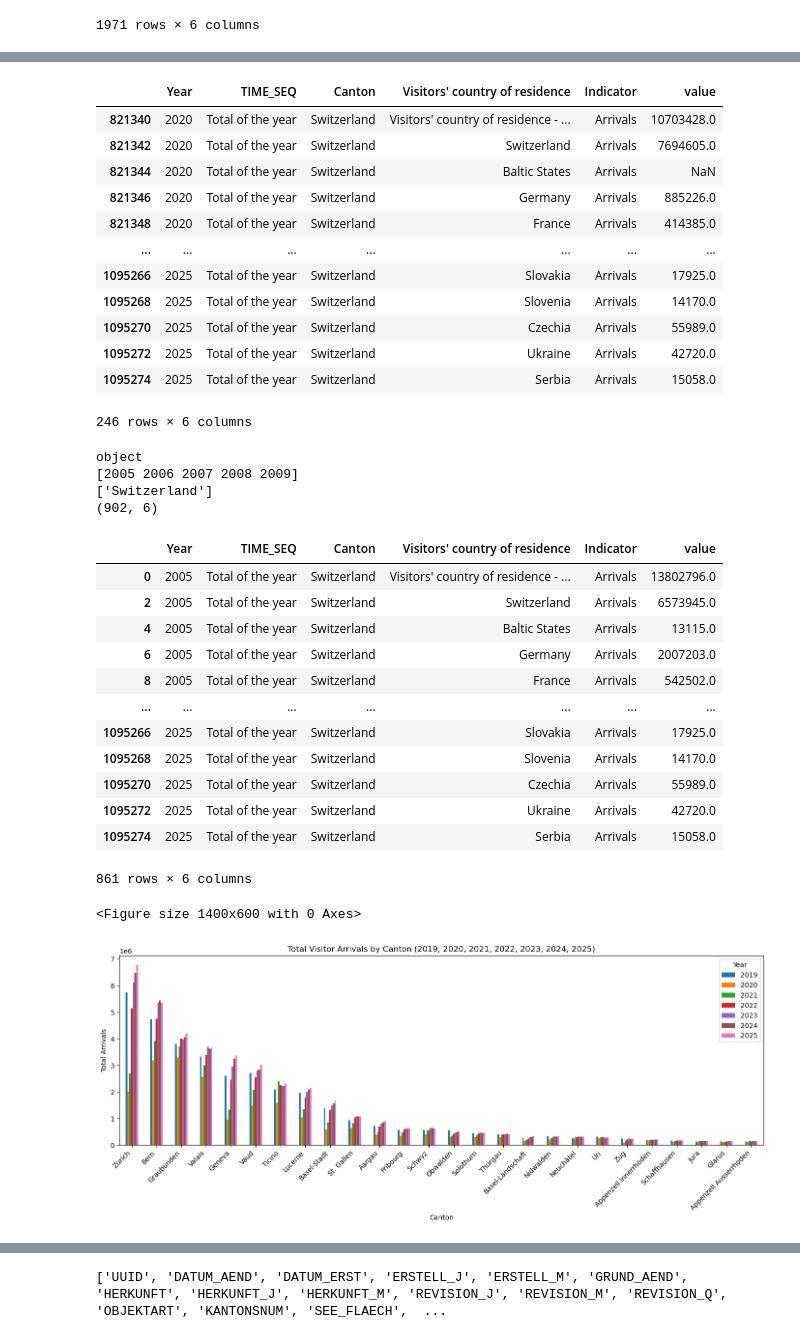
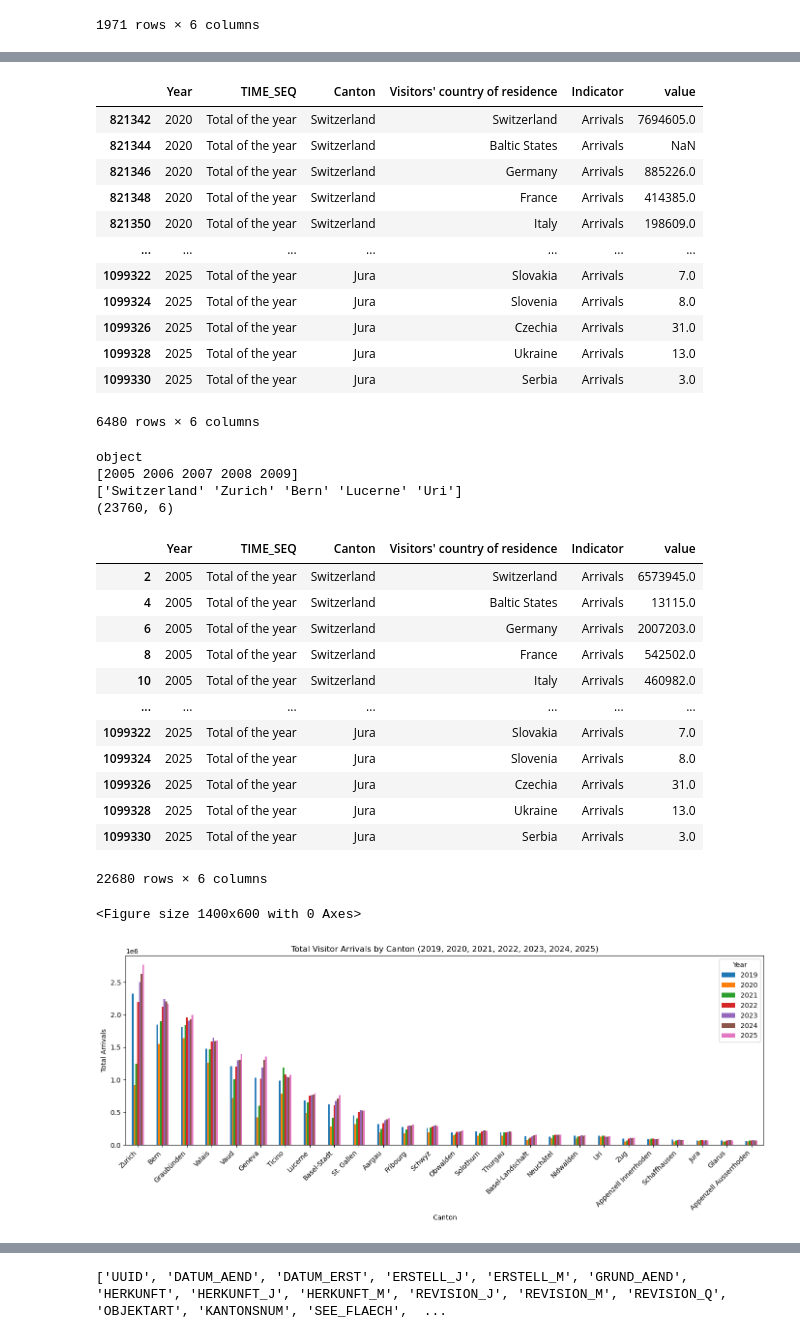
Before and after one commit to com-480-data-visualization/EUFLOW, a Jupyter notebook: Further_Analysis_Switzerland.ipynb, the cells around one changed output, grey strips where cells are left out. Drawn from its saved outputs; the diff is of its cells as text; code cells hidden in the pictures.

Commit message:
update Switzerland

```diff
--- a/Further_Analysis_Switzerland.ipynb
+++ b/Further_Analysis_Switzerland.ipynb
@@ -130,7 +130,7 @@ len(eu_to_ch_df["Visitors' country of residence"].unique())
 # %% [output]
 37
 # %%
-extra = ['Baltic States', 'Serbia and Montenegro', 'Other European countries', "Visitors' country of residence - total"]
+extra = ['Baltic States', 'Serbia and Montenegro', 'Other European countries']
 eu_to_ch_df = dataset[dataset["Visitors' country of residence"].isin(eu_countries + extra)]
 len(eu_to_ch_df["Visitors' country of residence"].unique())
 # %% [output]
@@ -188,7 +215,7 @@ data_df[(data_df["Year"]=="2025") & (data_df["TIME_SEQ"]=="Total of the year") &
 # %%
 # filter data for European residents traveling to Switzerland
 # annual data
-eu_to_ch_filtered_df = eu_to_ch_df[(eu_to_ch_df["TIME_SEQ"]=="Total of the year") & (eu_to_ch_df["Indicator"]=="Arrivals") & (eu_to_ch_df["Canton"]=="Switzerland")]
+eu_to_ch_filtered_df = eu_to_ch_df[(eu_to_ch_df["TIME_SEQ"]=="Total of the year") & (eu_to_ch_df["Indicator"]=="Arrivals")]
 
 eu_to_ch_filtered_df.head(20)
 # %% [output]
@@ -220,18 +247,18 @@ eu_to_ch_arrival_2020_2026 = eu_to_ch_filtered_df[(eu_to_ch_filtered_df["Year"]
 eu_to_ch_arrival_2020_2026
 # %% [output]
 |  | Year | TIME_SEQ | Canton | Visitors' country of residence | Indicator | value |
-| 821340 | 2020 | Total of the year | Switzerland | Visitors' country of residence - ... | Arrivals | 10703428.0 |
 | 821342 | 2020 | Total of the year | Switzerland | Switzerland | Arrivals | 7694605.0 |
 | 821344 | 2020 | Total of the year | Switzerland | Baltic States | Arrivals | NaN |
 | 821346 | 2020 | Total of the year | Switzerland | Germany | Arrivals | 885226.0 |
 | 821348 | 2020 | Total of the year | Switzerland | France | Arrivals | 414385.0 |
+| 821350 | 2020 | Total of the year | Switzerland | Italy | Arrivals | 198609.0 |
 | ... | ... | ... | ... | ... | ... | ... |
-| 1095266 | 2025 | Total of the year | Switzerland | Slovakia | Arrivals | 17925.0 |
-| 1095268 | 2025 | Total of the year | Switzerland | Slovenia | Arrivals | 14170.0 |
-| 1095270 | 2025 | Total of the year | Switzerland | Czechia | Arrivals | 55989.0 |
-| 1095272 | 2025 | Total of the year | Switzerland | Ukraine | Arrivals | 42720.0 |
-| 1095274 | 2025 | Total of the year | Switzerland | Serbia | Arrivals | 15058.0 |
+| 1099322 | 2025 | Total of the year | Jura | Slovakia | Arrivals | 7.0 |
+| 1099324 | 2025 | Total of the year | Jura | Slovenia | Arrivals | 8.0 |
+| 1099326 | 2025 | Total of the year | Jura | Czechia | Arrivals | 31.0 |
+| 1099328 | 2025 | Total of the year | Jura | Ukraine | Arrivals | 13.0 |
+| 1099330 | 2025 | Total of the year | Jura | Serbia | Arrivals | 3.0 |
-246 rows × 6 columns
+6480 rows × 6 columns
 # %%
 print(eu_to_ch_filtered_df["Year"].dtype)
 print(eu_to_ch_filtered_df["Year"].unique()[:5])
@@ -240,25 +267,25 @@ print(eu_to_ch_filtered_df.shape)
 # %% [output]
 object
 [2005 2006 2007 2008 2009]
-['Switzerland']
-(902, 6)
+['Switzerland' 'Zurich' 'Bern' 'Lucerne' 'Uri']
+(23760, 6)
 # %%
 eu_to_ch_filtered_df_to_2025 = eu_to_ch_filtered_df[(eu_to_ch_filtered_df["Year"] >= 2005) & (eu_to_ch_filtered_df["Year"] <= 2025)]
 eu_to_ch_filtered_df_to_2025
 # %% [output]
 |  | Year | TIME_SEQ | Canton | Visitors' country of residence | Indicator | value |
-| 0 | 2005 | Total of the year | Switzerland | Visitors' country of residence - ... | Arrivals | 13802796.0 |
 | 2 | 2005 | Total of the year | Switzerland | Switzerland | Arrivals | 6573945.0 |
 | 4 | 2005 | Total of the year | Switzerland | Baltic States | Arrivals | 13115.0 |
 | 6 | 2005 | Total of the year | Switzerland | Germany | Arrivals | 2007203.0 |
 | 8 | 2005 | Total of the year | Switzerland | France | Arrivals | 542502.0 |
+| 10 | 2005 | Total of the year | Switzerland | Italy | Arrivals | 460982.0 |
 | ... | ... | ... | ... | ... | ... | ... |
-| 1095266 | 2025 | Total of the year | Switzerland | Slovakia | Arrivals | 17925.0 |
-| 1095268 | 2025 | Total of the year | Switzerland | Slovenia | Arrivals | 14170.0 |
-| 1095270 | 2025 | Total of the year | Switzerland | Czechia | Arrivals | 55989.0 |
-| 1095272 | 2025 | Total of the year | Switzerland | Ukraine | Arrivals | 42720.0 |
-| 1095274 | 2025 | Total of the year | Switzerland | Serbia | Arrivals | 15058.0 |
+| 1099322 | 2025 | Total of the year | Jura | Slovakia | Arrivals | 7.0 |
+| 1099324 | 2025 | Total of the year | Jura | Slovenia | Arrivals | 8.0 |
+| 1099326 | 2025 | Total of the year | Jura | Czechia | Arrivals | 31.0 |
+| 1099328 | 2025 | Total of the year | Jura | Ukraine | Arrivals | 13.0 |
+| 1099330 | 2025 | Total of the year | Jura | Serbia | Arrivals | 3.0 |
-861 rows × 6 columns
+22680 rows × 6 columns
 # %%
 eu_to_ch_df = eu_to_ch_df.copy()
 
@@ -269,32 +296,30 @@ eu_to_ch_df.loc[:, "Year"] = pd.to_numeric(
 # %%
 # plot Total Visitor Arrivals by Canton - stacked bar for 2019, 2022, 2025
 years = [2019, 2020, 2021, 2022, 2023, 2024, 2025]
 
-eu_to_ch_df_to_2025 = eu_to_ch_df[(eu_to_ch_df["Year"] >= 2005) & (eu_to_ch_df["Year"] <= 2025)]
-
 canton_by_year = {}
 for year in years:
-    df = eu_to_ch_df_to_2025[
-        (eu_to_ch_df_to_2025["Year"] == year) &
-        (eu_to_ch_df_to_2025["TIME_SEQ"] == "Total of the year") &
-        (eu_to_ch_df_to_2025["Indicator"] == "Arrivals") &
-        (eu_to_ch_df_to_2025["Canton"] != "Switzerland")
+    df = eu_to_ch_filtered_df_to_2025[
+        (eu_to_ch_filtered_df_to_2025["Year"] == year) &
+        (eu_to_ch_filtered_df_to_2025["TIME_SEQ"] == "Total of the year") &
+        (eu_to_ch_filtered_df_to_2025["Indicator"] == "Arrivals") &
+        (eu_to_ch_filtered_df_to_2025["Canton"] != "Switzerland")
     ]
     canton_by_year[year] = df.groupby("Canton")["value"].sum()
 
 stacked_df = pd.DataFrame(canton_by_year).fillna(0)
 stacked_df = stacked_df.sort_values(2025, ascending=False)
 
 plt.figure(figsize=(14, 6))
 # stacked_df.plot(kind="bar", stacked=True, figsize=(14, 6))
 stacked_df.plot(kind="bar", stacked=False, figsize=(14, 6))
 plt.title("Total Visitor Arrivals by Canton (2019, 2020, 2021, 2022, 2023, 2024, 2025)")
 plt.xlabel("Canton")
 plt.ylabel("Total Arrivals")
 plt.xticks(rotation=45, ha="right")
 plt.legend(title="Year")
 plt.tight_layout()
 plt.show()
 # %% [output]
 <Figure size 1400x600 with 0 Axes>
-[figure, old version]
+[figure, new version]
```
Also changed, not shown: parts of 15 cells of this notebook, 8 other files.
